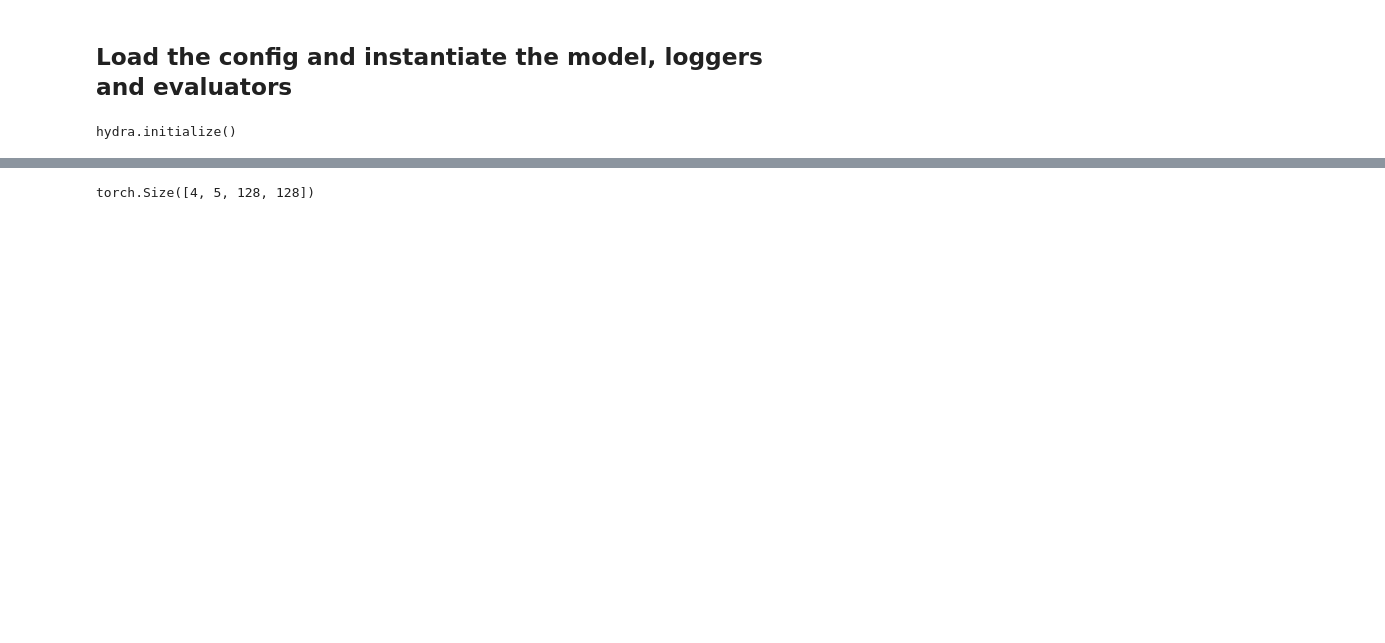
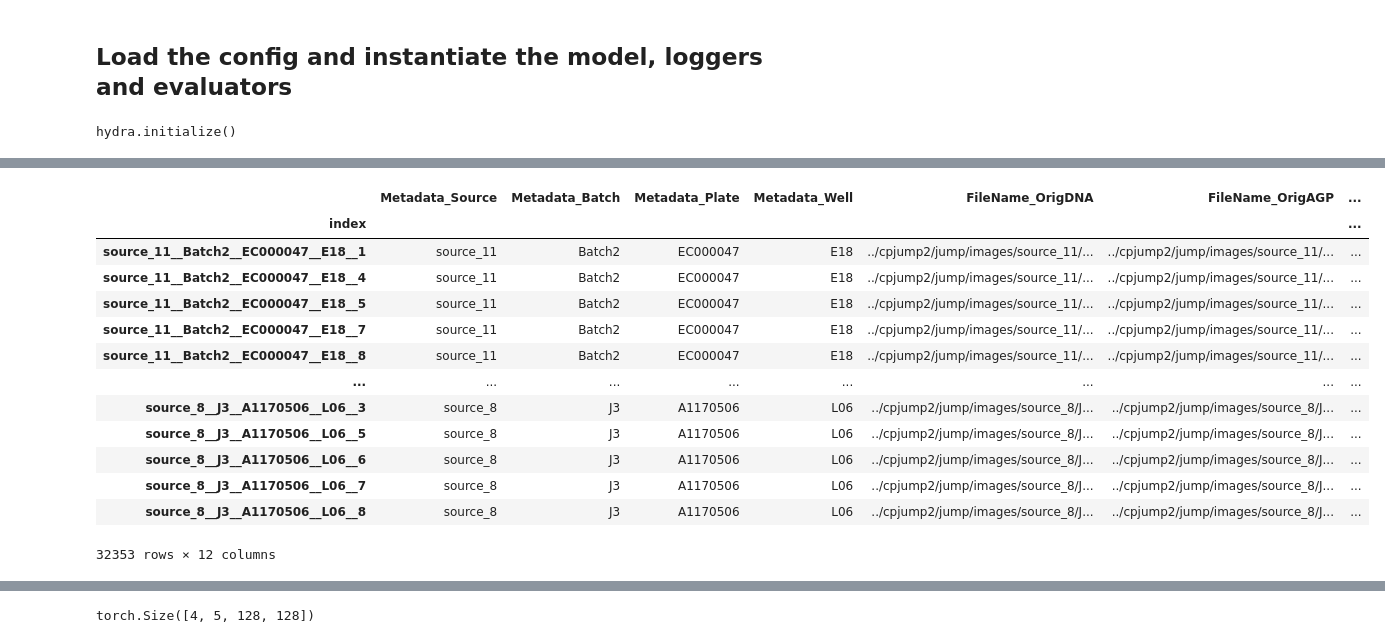
Before and after one commit to gwatkinson/jump_models, a Jupyter notebook: notebooks/3.0-gw-evaluate-checkpoints.ipynb, the cells around one changed output, grey strips where cells are left out. Cells and saved outputs as stored; diff of their text form; code cells hidden in the pictures; blank space fills up the shorter version.

```diff
--- a/notebooks/3.0-gw-evaluate-checkpoints.ipynb
+++ b/notebooks/3.0-gw-evaluate-checkpoints.ipynb
@@ -107,14 +115,5 @@ dm = instantiate(cfg.data)
 dm.prepare_data()
 # %%
 dm.setup("train")
-# %%
-dm.dataloader_config["train"] = {
-    "batch_size": 4,
-    "shuffle": True,
-    "num_workers": 4,
-    "pin_memory": False,
-    "drop_last": True,
-    "prefetch_factor": 2,
-}
 # %%
 dl = dm.train_dataloader()
@@ -121,2 +126,19 @@ dl = dm.train_dataloader()
+# %%
+dm.train_dataset.load_df
+# %% [output]
+|  | Metadata_Source | Metadata_Batch | Metadata_Plate | Metadata_Well | FileName_OrigDNA | FileName_OrigAGP | ... |
+| index |  |  |  |  |  |  | ... |
+| source_11__Batch2__EC000047__E18__1 | source_11 | Batch2 | EC000047 | E18 | ../cpjump2/jump/images/source_11/... | ../cpjump2/jump/images/source_11/... | ... |
+| source_11__Batch2__EC000047__E18__4 | source_11 | Batch2 | EC000047 | E18 | ../cpjump2/jump/images/source_11/... | ../cpjump2/jump/images/source_11/... | ... |
+| source_11__Batch2__EC000047__E18__5 | source_11 | Batch2 | EC000047 | E18 | ../cpjump2/jump/images/source_11/... | ../cpjump2/jump/images/source_11/... | ... |
+| source_11__Batch2__EC000047__E18__7 | source_11 | Batch2 | EC000047 | E18 | ../cpjump2/jump/images/source_11/... | ../cpjump2/jump/images/source_11/... | ... |
+| source_11__Batch2__EC000047__E18__8 | source_11 | Batch2 | EC000047 | E18 | ../cpjump2/jump/images/source_11/... | ../cpjump2/jump/images/source_11/... | ... |
+| ... | ... | ... | ... | ... | ... | ... | ... |
+| source_8__J3__A1170506__L06__3 | source_8 | J3 | A1170506 | L06 | ../cpjump2/jump/images/source_8/J... | ../cpjump2/jump/images/source_8/J... | ... |
+| source_8__J3__A1170506__L06__5 | source_8 | J3 | A1170506 | L06 | ../cpjump2/jump/images/source_8/J... | ../cpjump2/jump/images/source_8/J... | ... |
+| source_8__J3__A1170506__L06__6 | source_8 | J3 | A1170506 | L06 | ../cpjump2/jump/images/source_8/J... | ../cpjump2/jump/images/source_8/J... | ... |
+| source_8__J3__A1170506__L06__7 | source_8 | J3 | A1170506 | L06 | ../cpjump2/jump/images/source_8/J... | ../cpjump2/jump/images/source_8/J... | ... |
+| source_8__J3__A1170506__L06__8 | source_8 | J3 | A1170506 | L06 | ../cpjump2/jump/images/source_8/J... | ../cpjump2/jump/images/source_8/J... | ... |
+32353 rows × 12 columns
 # %%
 b = next(iter(dl))
```
Also changed, not shown: parts of 76 cells of this notebook, 7 other files.
